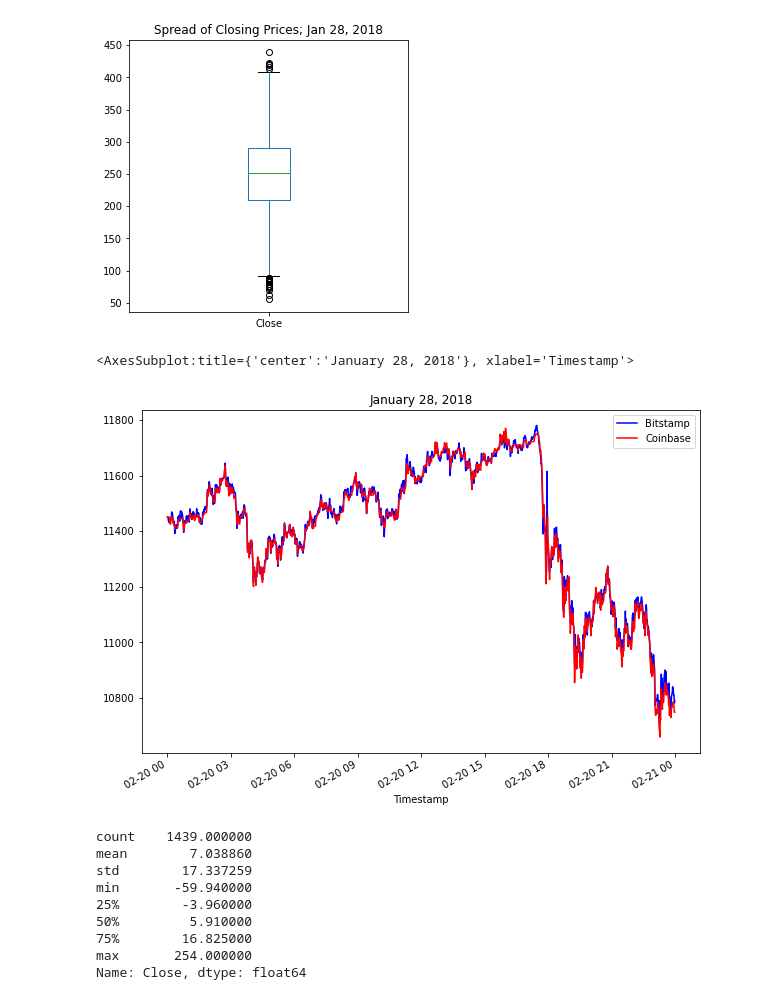
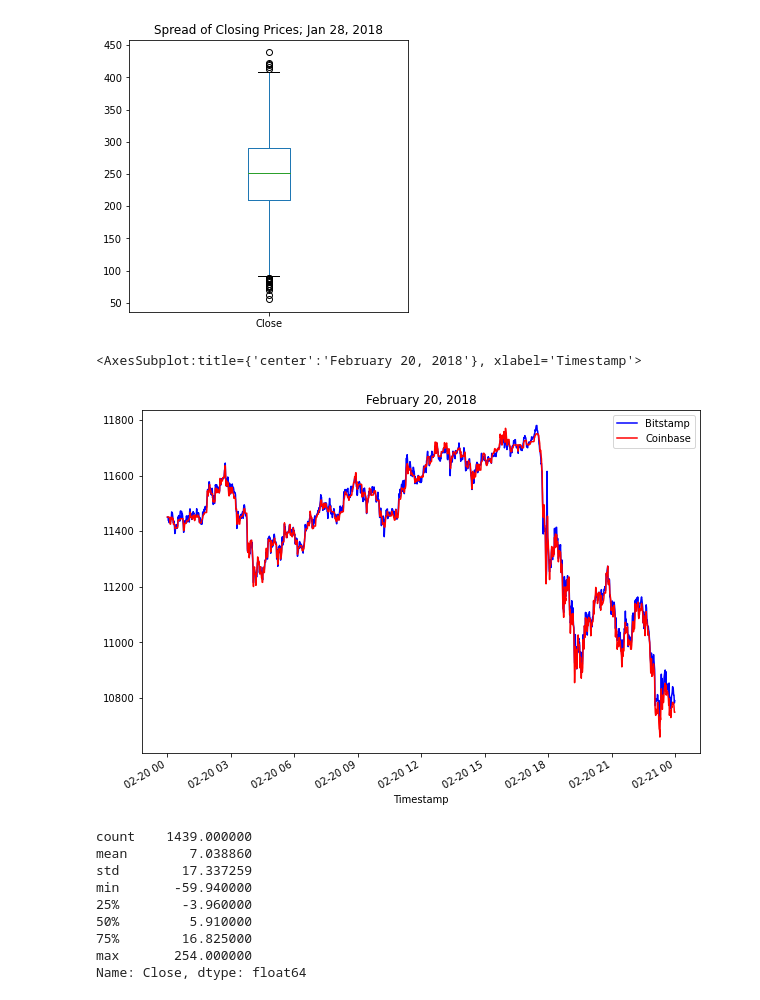
Before and after one commit to Sam-Weiner/Crypto_Arbitrage_Opp_Analysis, a Jupyter notebook: crypto_arbitrage.ipynb, the cells around one changed output. Saved outputs shown, nothing was run; the diff lists cells and outputs as text; code cells hidden in the pictures.

```diff
--- a/crypto_arbitrage.ipynb
+++ b/crypto_arbitrage.ipynb
@@ -405,12 +405,12 @@ arbitrage_spread_early.plot.box(figsize=(5,5), title="Spread of Closing Prices:
 # %%
 # Create an overlay plot that visualizes the two dataframes over a period of one day from the middle of the dataset.
 # Be sure that the plots include the parameters `legend`, `figsize`, `title`, `color` and `label`
 bitstamp_sliced.loc["2018-02-20"].plot(
-    legend=True, color="blue", title ="January 28, 2018", figsize=(10,7), label ="Bitstamp")
+    legend=True, color="blue", title ="February 20, 2018", figsize=(10,7), label ="Bitstamp")
 coinbase_sliced.loc["2018-02-20"].plot(legend=True, figsize=(10,7), label="Coinbase", color = "red")
 # %% [output]
-<AxesSubplot:title={'center':'January 28, 2018'}, xlabel='Timestamp'>
+<AxesSubplot:title={'center':'February 20, 2018'}, xlabel='Timestamp'>
-[figure, old version]
+[figure, new version]
 # %%
 # Using the date in the middle that you have selected, calculate the arbitrage spread
 # by subtracting the bitstamp lower closing prices from the coinbase higher closing prices
```
Also changed, not shown: parts of 4 cells of this notebook.
